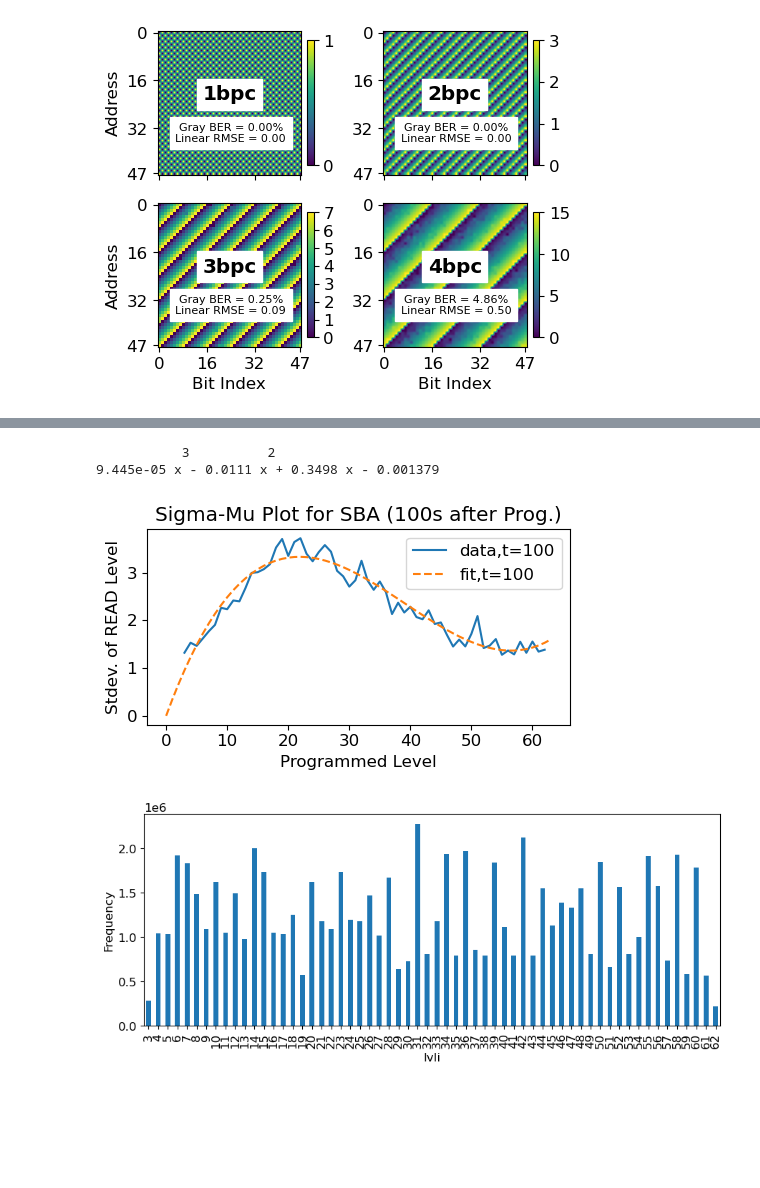
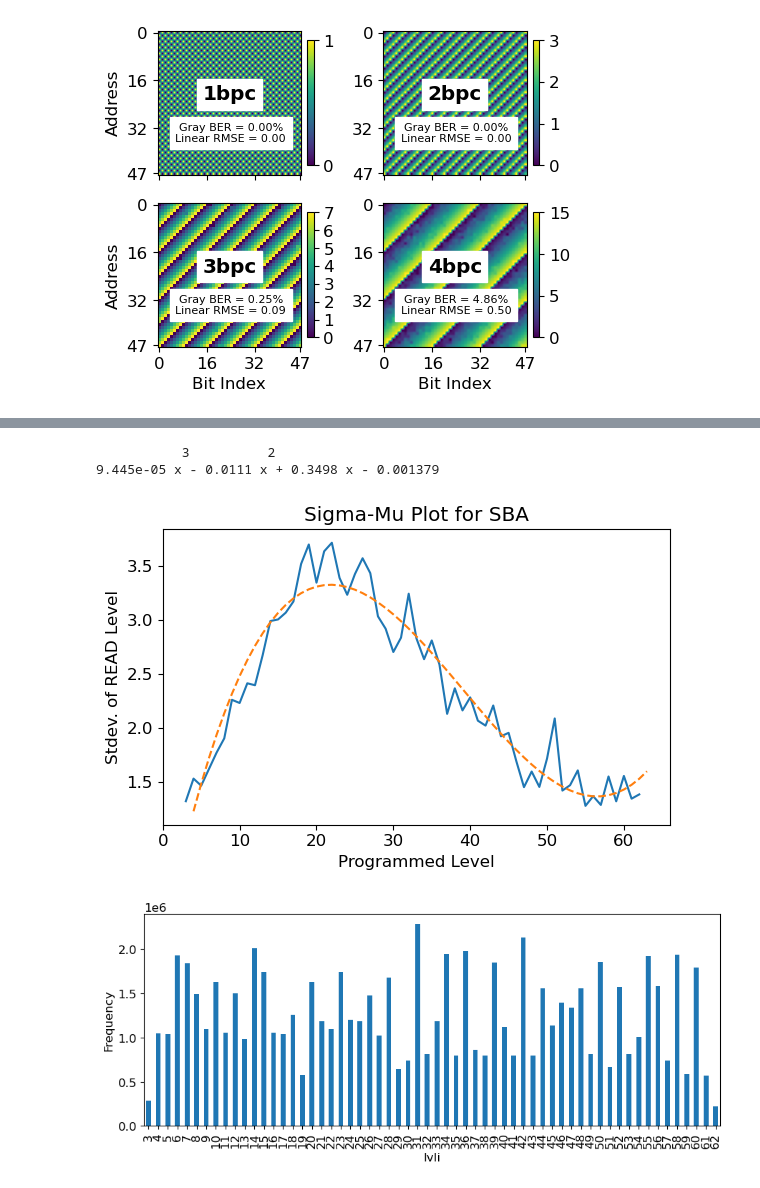
Before and after one commit to akashlevy/ember-python, a Jupyter notebook: analysis/characterizations.ipynb, the cells around one changed output, grey strips where cells are left out. Drawn from its saved outputs; the diff is of its cells as text; code cells hidden in the pictures; blank space fills up the shorter version.

```diff
--- a/analysis/characterizations.ipynb
+++ b/analysis/characterizations.ipynb
@@ -229,14 +199,0 @@ data
-# %%
-# Get times
-tdata = []
-times = [0, 0.1, 1, 10, 100, 1000, 10000, 100000]
-for time in times:
-    idx = (data["time"] - time).abs().groupby([data["addr"], data["i"]]).idxmin()
-    d = data[data.index.isin(idx)]
-    # print(len(d))
-    d = d[(d["time"] <= time*1.2) & (d["time"] >= time*0.8)]
-    print(len(d))
-    d["timept"] = time
-    tdata.append(d)
-tdata = pd.concat(tdata)
-tdata
@@ -265,21 +200,26 @@ tdata
+# %%
+# Load retention time data
+tdata = pd.read_csv("../data/retention.min.csv.gz")
+tdata
 # %%
+# Plot sigma-mu
 for time in [100]:
     sbadata = tdata[(tdata["timept"] == time) & tdata["lvli"].isin(range(0,64,1))].groupby("lvli")["lvl"].std()
     sbadata.plot(label=f"data,t={time}")
     fit = np.polyfit(sbadata.index.values, sbadata.values, 3)
     print(np.poly1d(fit))
-    plt.plot(range(64), np.poly1d(fit)(range(64)), '--', label=f"fit,t={time}")
-plt.title("Sigma-Mu Plot for SBA (100s after Prog.)")
+    plt.plot(range(4,64), np.poly1d(fit)(range(4,64)), '--', label=f"fit,t={time}")
+plt.title("Sigma-Mu Plot for SBA")
 plt.xlabel("Programmed Level")
 plt.ylabel("Stdev. of READ Level")
-plt.legend()
+# plt.legend()
 plt.tight_layout()
 plt.savefig("figs/sigmamu.pdf")
 plt.show()
 # %% [output]
            3          2
 9.445e-05 x - 0.0111 x + 0.3498 x - 0.001379
-[figure, old version]
+[figure, new version]
 # %%
 plt.rcParams["figure.figsize"] = [9, 4]
 data.groupby("lvli").count()["lvl"].plot.bar()
```
Also changed, not shown: parts of 6 cells of this notebook, 3 other files.
